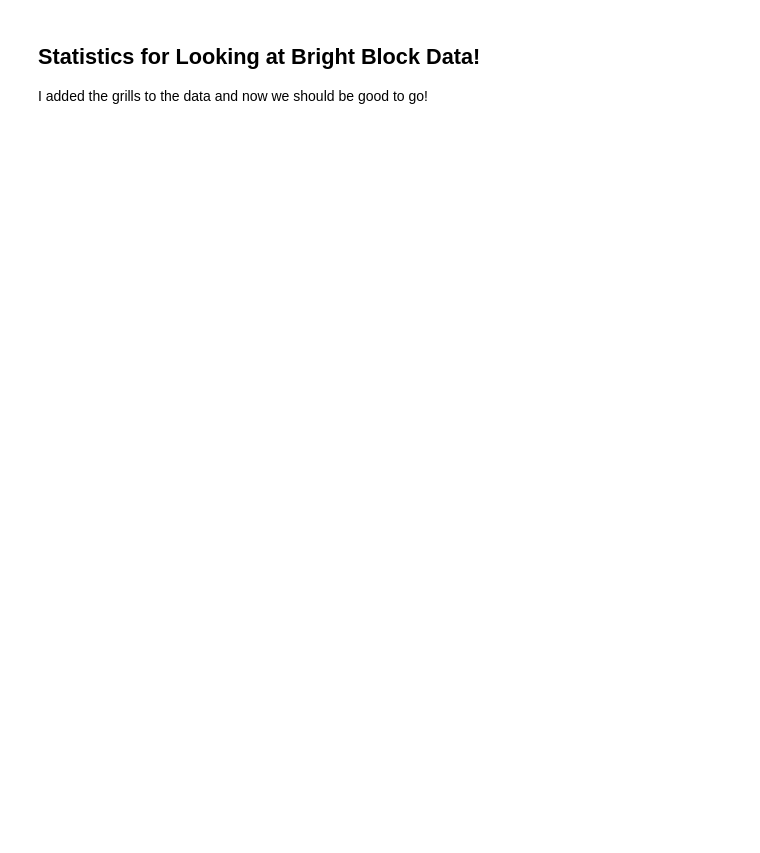
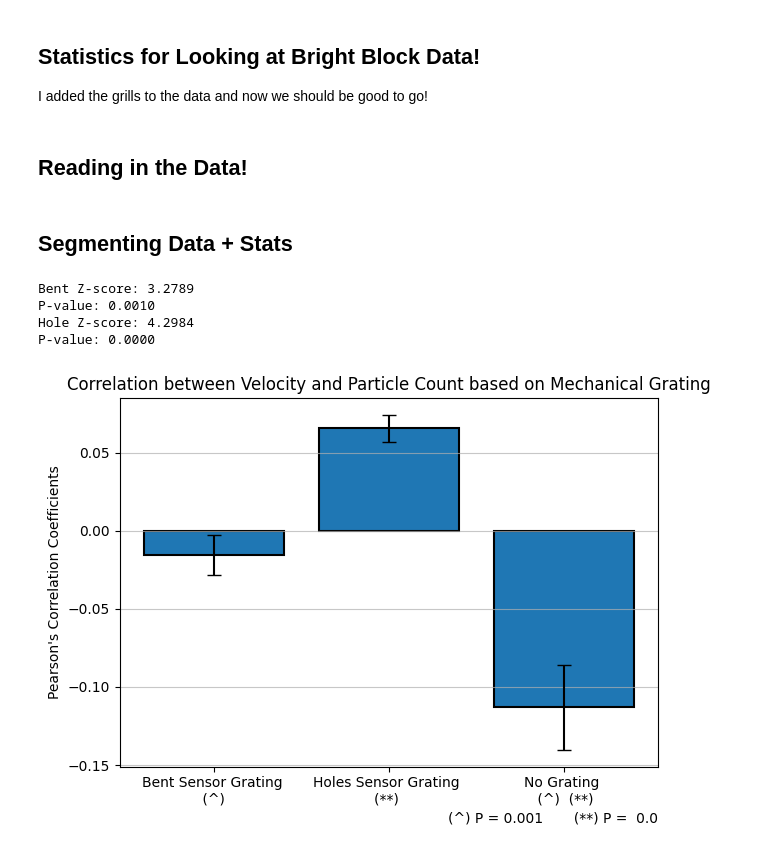
Before and after one commit to KelLynnP/BrightBlock, a Jupyter notebook: DataProcessing/MechValidationData.ipynb, the cells around one changed output. Cells and saved outputs as stored; diff of their text form; code cells hidden in the pictures; blank space fills up the shorter version.

```diff
--- a/DataProcessing/MechValidationData.ipynb
+++ b/DataProcessing/MechValidationData.ipynb
@@ -3,12 +3,90 @@
 
 I added the grills to the data and now we should be good to go!
 # %%
+%reset
 import os
 from datetime import datetime, timedelta
 import numpy as np
 import pandas as pd
+from scipy import stats
+import matplotlib.pyplot as plt
 
-def weightedAverage(data, type_corr):
+
+def weightedAverage(data):
     absMean = np.mean(data["NumUniqueDataPoints"]*data["Coef Abs"])/(sum(data["NumUniqueDataPoints"]))
     nonAbsMean = np.mean(data["NumUniqueDataPoints"]*data[""])/(sum(data["NumUniqueDataPoints"]))
     return [absMean, nonAbsMean]
+
+def findCorr(dataSet, D1, D2):
+    return np.corrcoef(dataSet[D1], dataSet[D2])[0, 1]
+# %% [markdown]
+## Reading in the Data!
+# %%
+# Reading the Data
+file_path = 'DataLake.csv'
+data = pd.read_csv(file_path, header=0)
+# %% [markdown]
+## Segmenting Data + Stats
+# %%
+
+GrillTypes = ["Bent", "Holes", "Control"]
+dataType1 = 'RelativeHumidity'
+dataType2 = 'PM25'
+
+BentData = data[data["Grille"] == GrillTypes[0]]
+HoleData = data[data["Grille"] == GrillTypes[1]]
+ControlData = data[data["Grille"] == GrillTypes[2]]
+
+selectionDataSet = findCorr(BentData, dataType1, dataType2)
+
+from scipy.stats import pearsonr
+import numpy as np
+from scipy.stats import norm
+
+# Assuming you have var1, var2 as arrays, and a binary array/grating_indicator indicating the presence of the grating
+# Split your data based on the grating presence
+BentPM = BentData["PM25"]
+BentVel = BentData["velocity_m_h"]
+
+HolePM = HoleData["PM25"]
+HoleVel = HoleData["velocity_m_h"]
+
+ConPM = ControlData["PM25"]
+ConVel = ControlData["velocity_m_h"]
+
+# Calculate correlation coefficients
+corr_with_BentGrating, _ = pearsonr(BentPM, BentVel) #Pearson's Correlation Coefficients
+corr_with_HoleGrating, _ = pearsonr(HolePM, HoleVel)
+corr_without_grating, _ = pearsonr(ConPM, ConVel)
+
+z_with_BentGrating = np.arctanh(corr_with_BentGrating)
+z_with_HoleGrating = np.arctanh(corr_with_HoleGrating)
+z_without_grating = np.arctanh(corr_without_grating)
+
+# Standard errors
+se_with_BentGrating = 1 / np.sqrt(len(BentPM) - 3)
+se_with_HoleGrating = 1 / np.sqrt(len(HolePM) - 3)
+se_without_grating = 1 / np.sqrt(len(ConPM) - 3)
+
+# Standard error of the difference
+se_diffBent = np.sqrt(se_with_BentGrating**2 + se_without_grating**2)
+se_diffHole = np.sqrt(se_with_HoleGrating**2 + se_without_grating**2)
+
+# Z-score for the difference
+z_bent = (z_with_BentGrating - z_without_grating) / se_diffBent
+z_hole = (se_with_HoleGrating - z_without_grating) / se_diffHole
+
+# P-value
+p_value_bent = 2 * (1 - norm.cdf(np.abs(z_bent)))  # Two-tailed test
+p_value_hole = 2 * (1 - norm.cdf(np.abs(z_hole)))  # Two-tailed test
+
+print(f"Bent Z-score: {z_bent:.4f}")
+print(f"P-value: {p_value_bent:.4f}")
+print(f"Hole Z-score: {z_hole:.4f}")
+print(f"P-value: {p_value_hole:.4f}")
+# %% [output]
+Bent Z-score: 3.2789
+P-value: 0.0010
+Hole Z-score: 4.2984
+P-value: 0.0000
+[figure, added]
```
Also changed, not shown: parts of 9 cells of this notebook, 11 other files.
